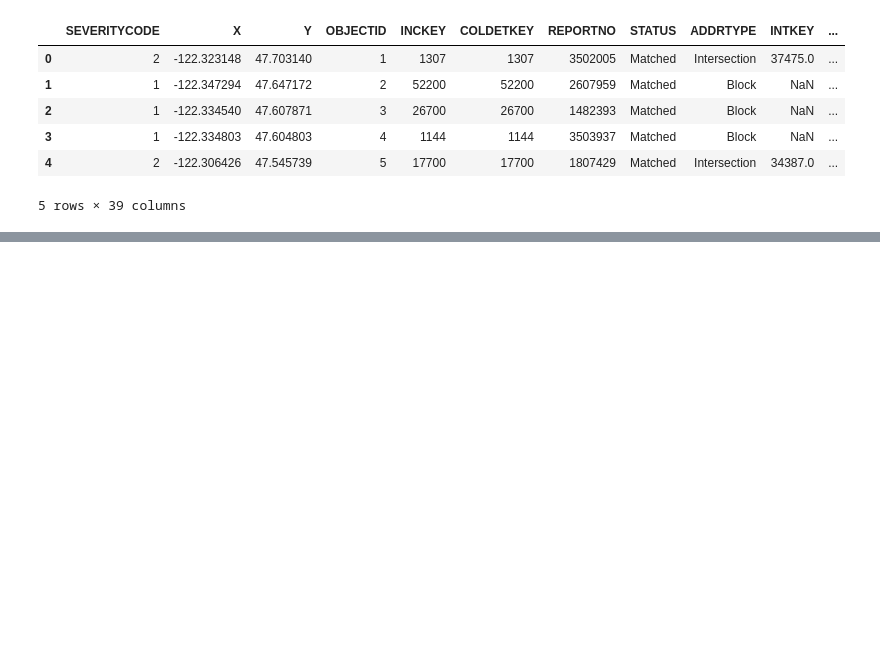
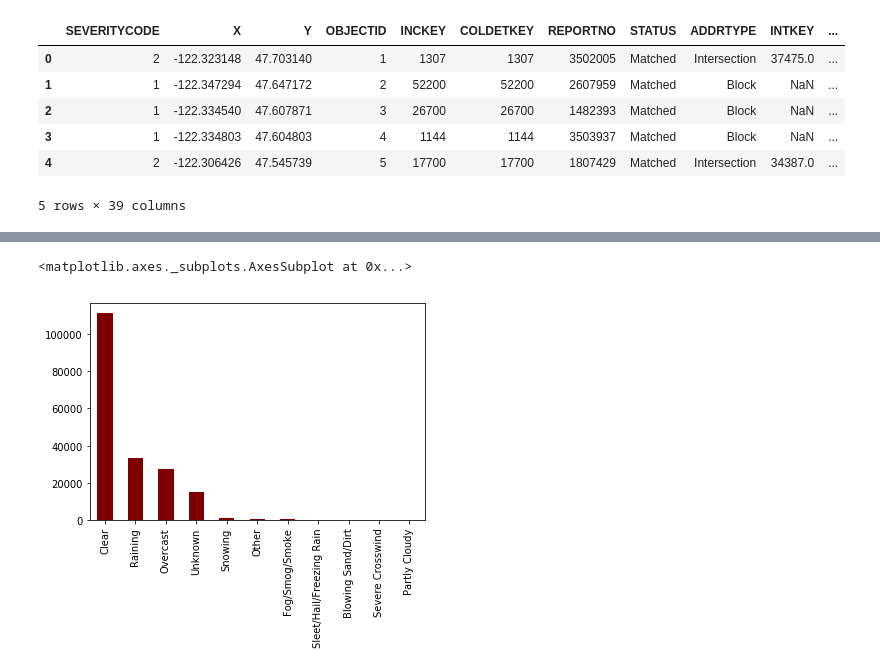
Before and after one commit to iamapickle/CollisionReport, a Jupyter notebook: Project01.ipynb, the cells around one changed output, grey strips where cells are left out. Saved outputs shown, nothing was run; the diff lists cells and outputs as text; code cells hidden in the pictures; blank space fills up the shorter version.

```diff
--- a/Project01.ipynb
+++ b/Project01.ipynb
@@ -100,5 +100,7 @@ collisionDf
 # %%
 collisionDf.drop(collisionDf[collisionDf['ST_COLCODE'] == ' '].index, inplace = True)
 collisionDf['ST_COLCODE']=collisionDf[['ST_COLCODE']].astype('float')
+collisionDf['UNDERINFL']=collisionDf[['UNDERINFL']].astype('float')
+collisionDf['SPEEDING']=collisionDf[['SPEEDING']].astype('float')
 collisionDf.dtypes
 # %% [output]
@@ -172,3 +187,8 @@ collisionDf
 # %%
 import seaborn as sns
 import matplotlib.pyplot as plt
+# %%
+collisionDf['WEATHER'].value_counts().plot(kind='bar', color='maroon')
+# %% [output]
+<matplotlib.axes._subplots.AxesSubplot at 0x...>
+[figure, added]
```
Also changed, not shown: parts of 23 cells of this notebook.
